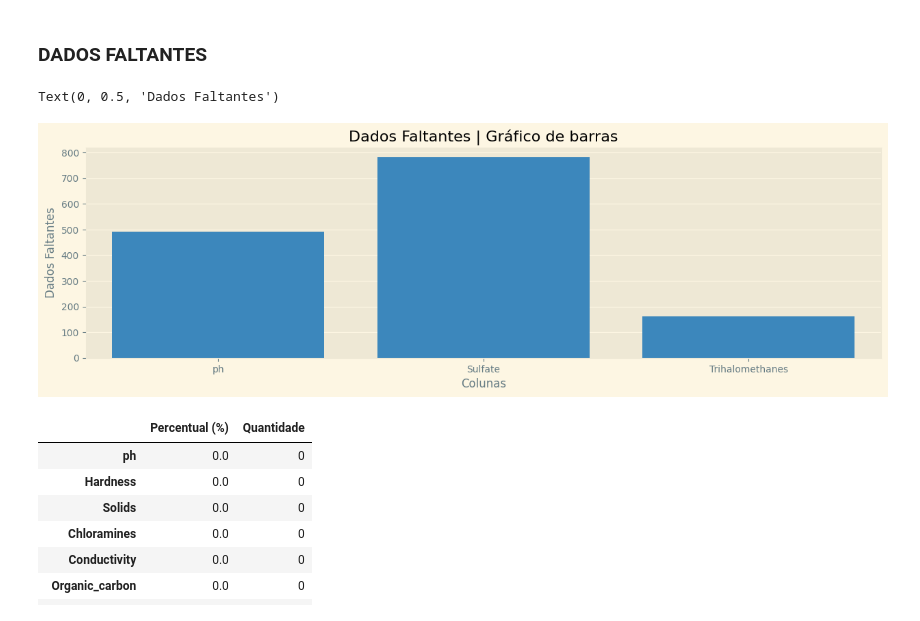
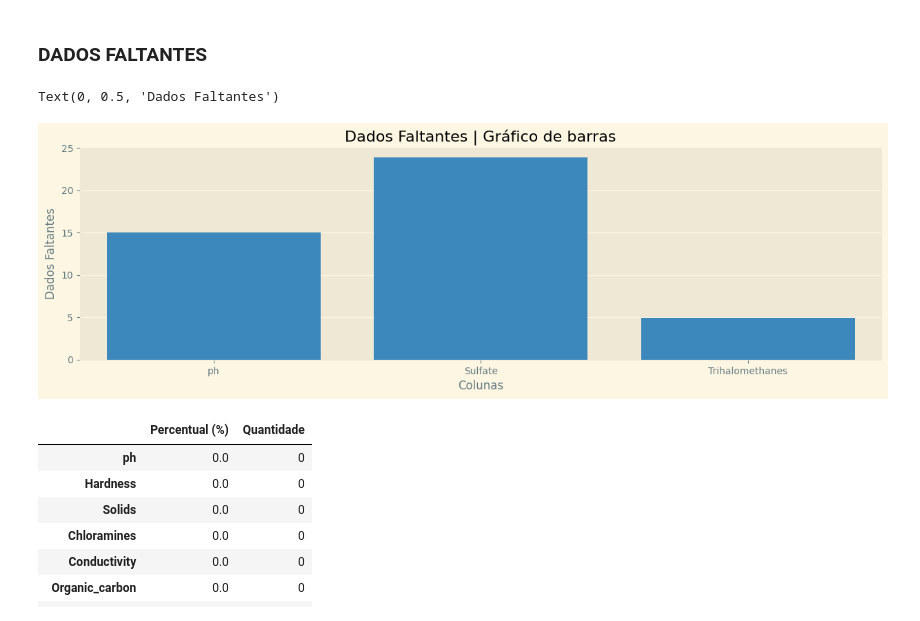
Before and after one commit to Nathan-Rgs/patternRecognition-supervisedLearning, a Jupyter notebook: classification/notebooks/pre_processing.ipynb, the cells around one changed output. Saved outputs shown, nothing was run; the diff lists cells and outputs as text; code cells hidden in the pictures.

Commit message:
Change missing data graphic to Y axis in percent

```diff
--- a/classification/notebooks/pre_processing.ipynb
+++ b/classification/notebooks/pre_processing.ipynb
@@ -24,15 +24,15 @@ df = pd.read_csv(filepath_or_buffer="../data/water_potability.csv")
 # %%
 plt.figure(figsize=(15,4))
 sns.barplot(
     x=df.isnull().sum()[(df.isnull().sum() > 0)].index,
-    y=df.isnull().sum()[(df.isnull().sum() > 0)]
+    y=(df.isnull().sum()[(df.isnull().sum() > 0)] / df.shape[0]) * 100
 )
 plt.title("Dados Faltantes | Gráfico de barras")
 plt.xlabel("Colunas")
 plt.ylabel("Dados Faltantes")
 # %% [output]
 Text(0, 0.5, 'Dados Faltantes')
-[figure, old version]
+[figure, new version]
 # %%
 df.fillna(
     value= {
```
Also changed, not shown: parts of 1 cell of this notebook.
